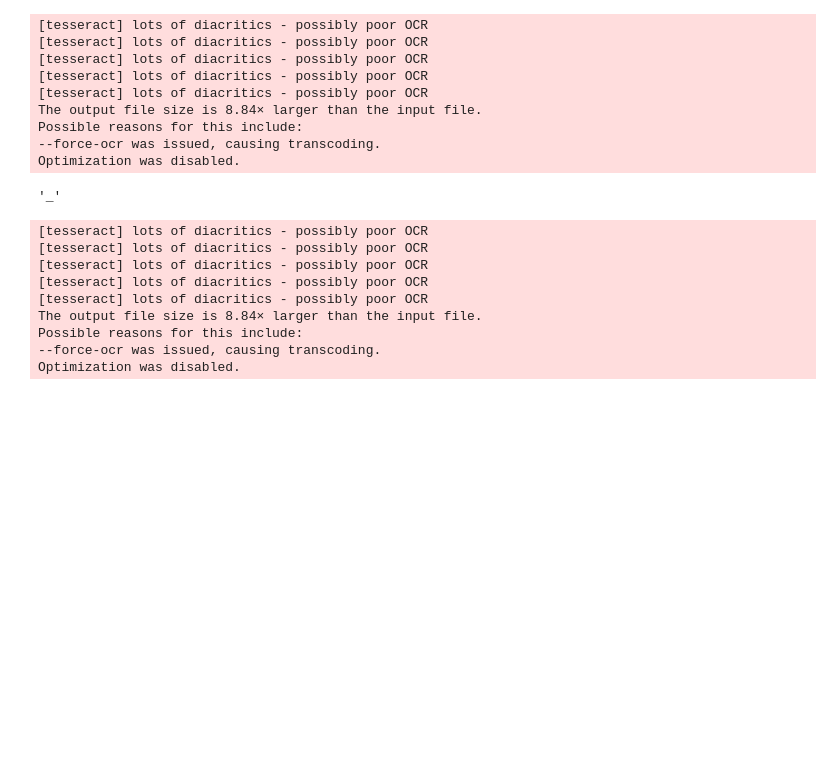
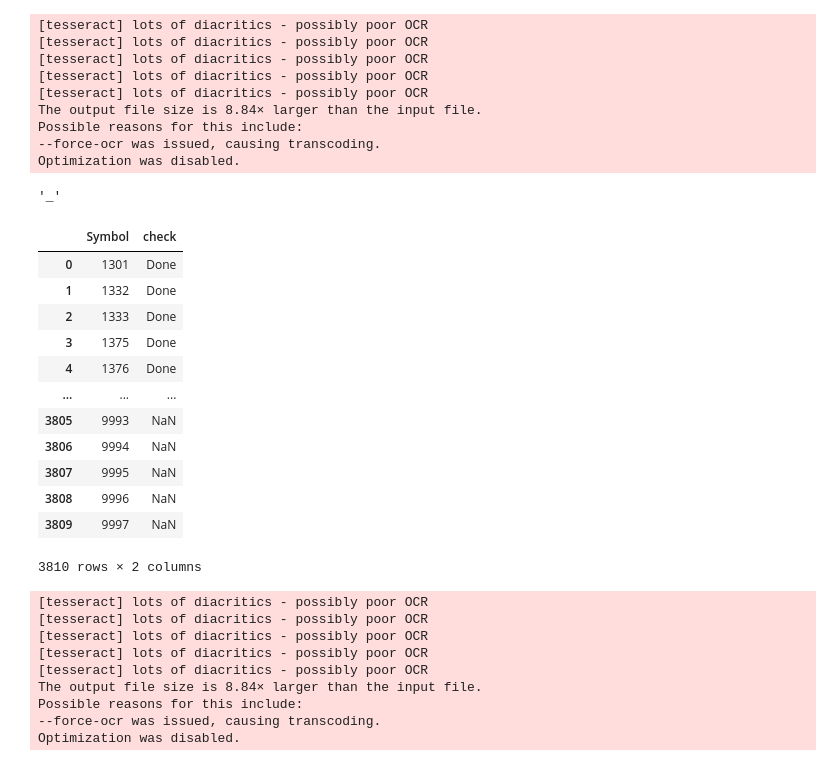
Before and after one commit to ngoxuanphong/Crawl_buffett, a Jupyter notebook: test_dividend.ipynb, the cells around one changed output. Drawn from its saved outputs; the diff is of its cells as text; code cells hidden in the pictures; blank space fills up the shorter version.

Commit message:
add reverse lst company

```diff
--- a/test_dividend.ipynb
+++ b/test_dividend.ipynb
@@ -15,6 +15,26 @@ Possible reasons for this include:
 --force-ocr was issued, causing transcoding.
 Optimization was disabled.
 '_'
+# %%
+import pandas as pd
+
+df = pd.read_csv('/Users/mac/Monthy/Crawl_buffett/docs/List_company_23052023 - Listing.csv')
+# %%
+df[::-1].sort_index()
+# %% [output]
+|  | Symbol | check |
+| 0 | 1301 | Done |
+| 1 | 1332 | Done |
+| 2 | 1333 | Done |
+| 3 | 1375 | Done |
+| 4 | 1376 | Done |
+| ... | ... | ... |
+| 3805 | 9993 | NaN |
+| 3806 | 9994 | NaN |
+| 3807 | 9995 | NaN |
+| 3808 | 9996 | NaN |
+| 3809 | 9997 | NaN |
+3810 rows × 2 columns
 # %%
 id_company = 1301
 file_name = '2022_Q3_決算短信(2023_2_3).pdf'
```
Also changed, not shown: 5 other files.
